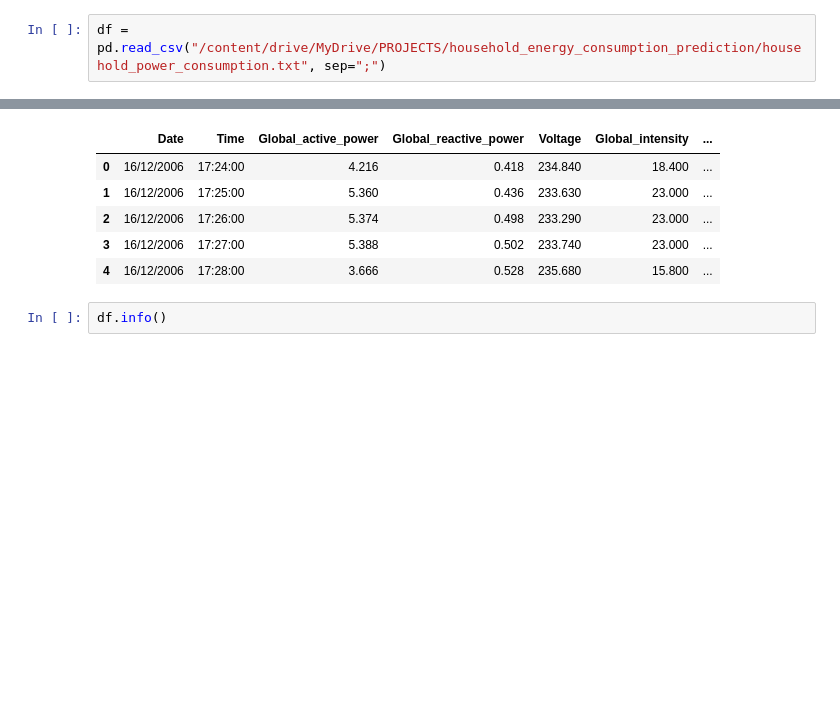
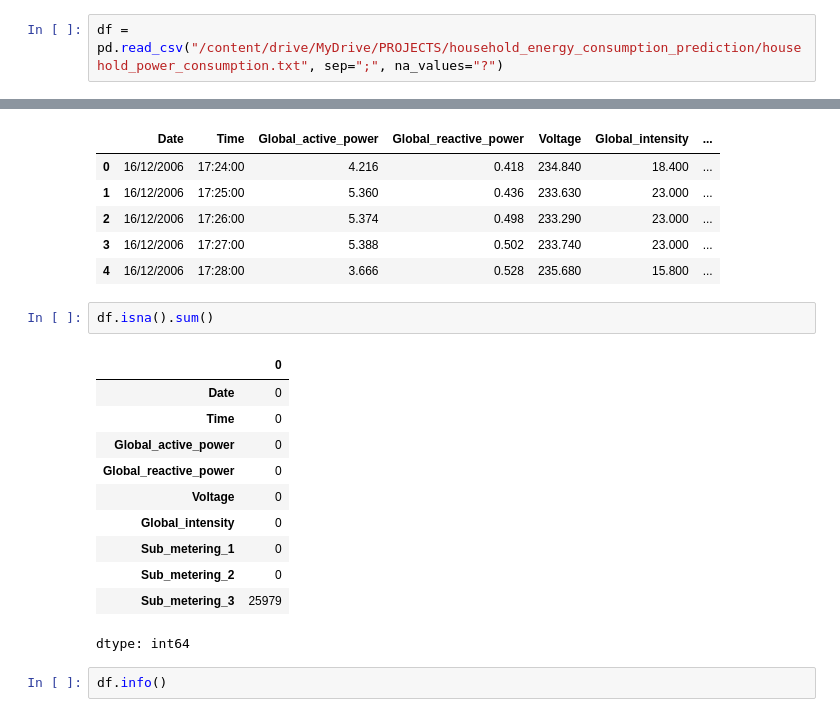
Before and after one commit to ioannisand/houshold_consumption_prediction, a Jupyter notebook: Data_Loading_EDA.ipynb, the cells around one changed output, grey strips where cells are left out. Saved outputs shown, nothing was run; the diff lists cells and outputs as text; blank space fills up the shorter version.

Commit message:
CH1-TASK: Initial data load, type conversion, and energy unit exploration - Corrected missing value handling

```diff
--- a/Data_Loading_EDA.ipynb
+++ b/Data_Loading_EDA.ipynb
@@ -5,7 +5,7 @@ import matplotlib.pyplot as plt
 # %% [markdown]
 Load Data
 # %%
-df = pd.read_csv("/content/drive/MyDrive/PROJECTS/household_energy_consumption_prediction/household_power_consumption.txt", sep=";")
+df = pd.read_csv("/content/drive/MyDrive/PROJECTS/household_energy_consumption_prediction/household_power_consumption.txt", sep=";", na_values="?")
 # %% [markdown]
 EXPLORE DATA
 # %%
@@ -17,6 +17,20 @@ df.head()
 | 2 | 16/12/2006 | 17:26:00 | 5.374 | 0.498 | 233.290 | 23.000 | ... |
 | 3 | 16/12/2006 | 17:27:00 | 5.388 | 0.502 | 233.740 | 23.000 | ... |
 | 4 | 16/12/2006 | 17:28:00 | 3.666 | 0.528 | 235.680 | 15.800 | ... |
+# %%
+df.isna().sum()
+# %% [output]
+|  | 0 |
+| Date | 0 |
+| Time | 0 |
+| Global_active_power | 0 |
+| Global_reactive_power | 0 |
+| Voltage | 0 |
+| Global_intensity | 0 |
+| Sub_metering_1 | 0 |
+| Sub_metering_2 | 0 |
+| Sub_metering_3 | 25979 |
+dtype: int64
 # %%
 df.info()
 # %% [output]
```
Also changed, not shown: parts of 5 cells of this notebook.
